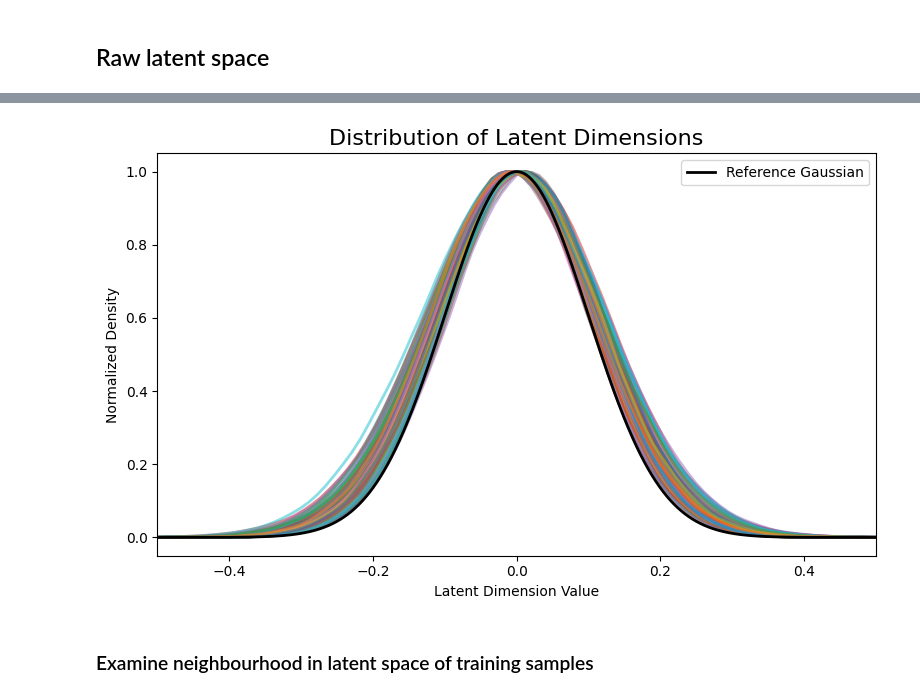
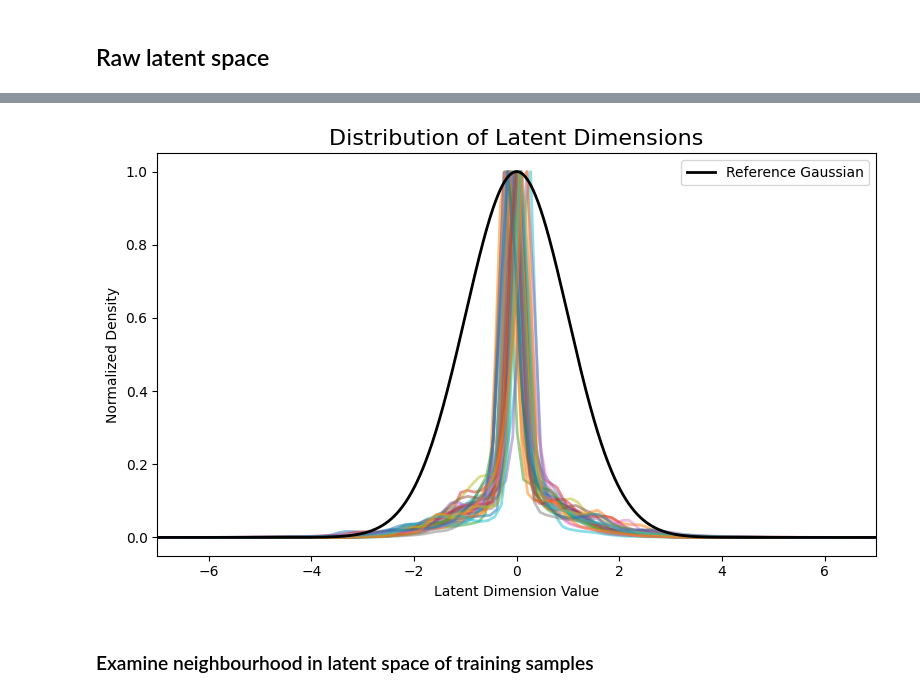
Before and after one commit to LuisCarretero/similar-expressions, a Jupyter notebook: src/downstream/latent_analysis.ipynb, the cells around one changed output, grey strips where cells are left out. Saved outputs shown, nothing was run; the diff lists cells and outputs as text; code cells hidden in the pictures.

```diff
--- a/src/downstream/latent_analysis.ipynb
+++ b/src/downstream/latent_analysis.ipynb
@@ -36,8 +38,10 @@ from matplotlib import pyplot as plt
 torch.manual_seed(41)
 torch.set_grad_enabled(False)
 
+# faithful-resonance-144: 24ryl3yz
+
 # Load model and dataset
-model, cfg_dict, cfg = load_wandb_model(run='ek6d87sw')
+model, cfg_dict, cfg = load_wandb_model(run='m4nqkhz6')
 train_loader, test_loader, info = create_dataloader_from_wandb(cfg_dict, cfg)
 val_x, syntax_cats, value_transform = info['val_x'], info['syntax_cats'], info['value_transform']
 # %% [output]
@@ -44,0 +53,5 @@ Using updated value decoder 2.0!
+# %%
+x = data_from_loader(train_loader, 'x', idx=0)
+
+mean, ln_var = model.encoder(x)
+model.kl(mean, ln_var)
@@ -104,38 +149,38 @@ hist_data = []
 bin_edges = []
 
 for dim in range(num_dims):
-    hist, bins = np.histogram(z_train[:, dim], bins=num_bins, density=True)
+    hist, bins = np.histogram(mu_train[:, dim], bins=num_bins, density=True)
     hist = gaussian_filter1d(hist, sigma=1)
     hist_data.append(hist)
     bin_edges.append(bins)
 
 # Calculate bin centers
 bin_centers = [(bins[:-1] + bins[1:]) / 2 for bins in bin_edges]
 
 # Normalize histograms to the same height
 normalized_hist_data = [hist / np.max(hist) for hist in hist_data]
 
 # Create a single plot for all 192 dimensions
 plt.figure(figsize=(8, 5))
 plt.title('Distribution of Latent Dimensions', fontsize=16)
 
 # Plot each dimension
 for dim in range(num_dims):
     plt.plot(bin_centers[dim], normalized_hist_data[dim], linewidth=2, alpha=0.5)
 
 # Add unit Gaussian (mu=0, sigma=1)
-x = np.linspace(-1, 1, 10000)
-gaussian = norm.pdf(x, 0, 0.1)
+x = np.linspace(*np.array([-1, 1])*cfg.training.sample_eps*7, 10000)
+gaussian = norm.pdf(x, 0, cfg.training.sample_eps)
 normalized_gaussian = gaussian / np.max(gaussian)
 plt.plot(x, normalized_gaussian, 'k', linewidth=2, label='Reference Gaussian')
 
-plt.xlim(np.array([-1, 1])*0.5)
+plt.xlim(np.array([-1, 1])*cfg.training.sample_eps*7)
 plt.xlabel('Latent Dimension Value')
 plt.ylabel('Normalized Density')
 plt.legend()
 plt.tight_layout()
 # %% [output]
-[figure, old version]
+[figure, new version]
 # %% [markdown]
 ### Examine neighbourhood in latent space of training samples
 # %%
```
Also changed, not shown: parts of 16 cells of this notebook, 9 other files.
